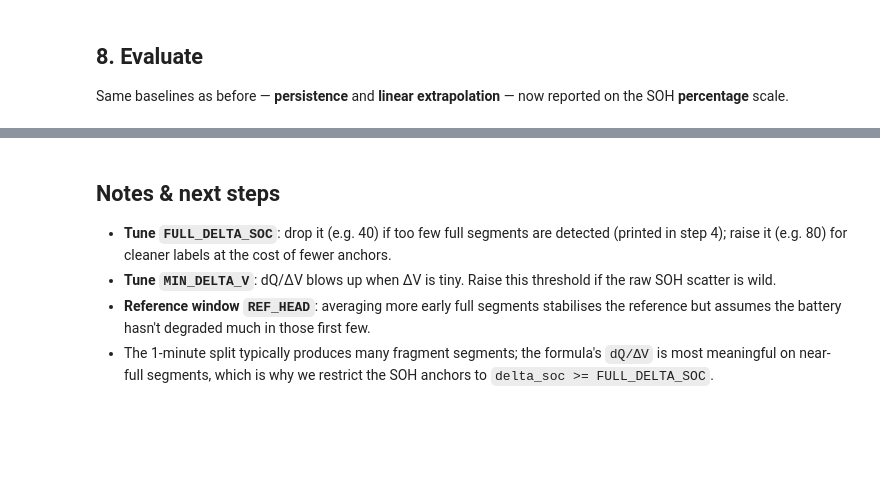
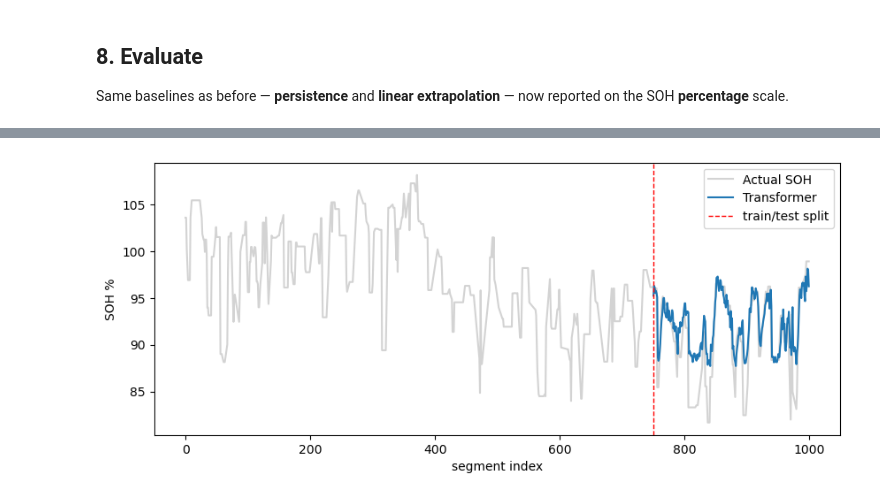
Before and after one commit to Urvashi7395/SOH_Forecasting_Transformer, a Jupyter notebook: soh_forecast_dqdv.ipynb, the cells around one changed output, grey strips where cells are left out. Saved outputs shown, nothing was run; the diff lists cells and outputs as text; code cells hidden in the pictures; blank space fills up the shorter version.

```diff
--- a/soh_forecast_dqdv.ipynb
+++ b/soh_forecast_dqdv.ipynb
@@ -336,19 +405,14 @@ report("Linear",      y_test, y_linear)
 # %%
 plt.figure(figsize=(10, 4))
-plt.plot(cycles["cycle_idx"], cycles["soh_pct"], color="lightgray", label="full SOH series")
-plt.plot(test_cycle_idx, y_test,    "k",     lw=2, label="test true")
+plt.plot(cycles["cycle_idx"], cycles["soh_pct"], color="lightgray", label="Actual SOH")
+# plt.plot(test_cycle_idx, y_test,    "k",     lw=2, label="test true")
 plt.plot(test_cycle_idx, y_pred,    "C0",    label="Transformer")
-plt.plot(test_cycle_idx, y_linear,  "C2--",  label="Linear")
-plt.plot(test_cycle_idx, y_persist, "C3:",   label="Persistence")
+# plt.plot(test_cycle_idx, y_linear,  "C2--",  label="Linear")
+# plt.plot(test_cycle_idx, y_persist, "C3:",   label="Persistence")
 plt.axvline(split, color="red", ls="--", lw=1, label="train/test split")
 plt.xlabel("segment index"); plt.ylabel("SOH %")
-plt.title("SOH forecast on held-out segments (dQ/ΔV formula, first 1000 segments)")
+# plt.title("SOH forecast on held-out segments (dQ/ΔV formula, first 1000 segments)")
 plt.legend()
 plt.show()
+# %% [output]
+[figure, added]
-# %% [markdown]
-## Notes & next steps
-
-- **Tune `FULL_DELTA_SOC`**: drop it (e.g. 40) if too few full segments are detected (printed in step 4); raise it (e.g. 80) for cleaner labels at the cost of fewer anchors.
-- **Tune `MIN_DELTA_V`**: dQ/ΔV blows up when ΔV is tiny. Raise this threshold if the raw SOH scatter is wild.
-- **Reference window `REF_HEAD`**: averaging more early full segments stabilises the reference but assumes the battery hasn't degraded much in those first few.
-- The 1-minute split typically produces many fragment segments; the formula's `dQ/ΔV` is most meaningful on near-full segments, which is why we restrict the SOH anchors to `delta_soc >= FULL_DELTA_SOC`.
```
Also changed, not shown: parts of 12 cells of this notebook, 5 other files.
